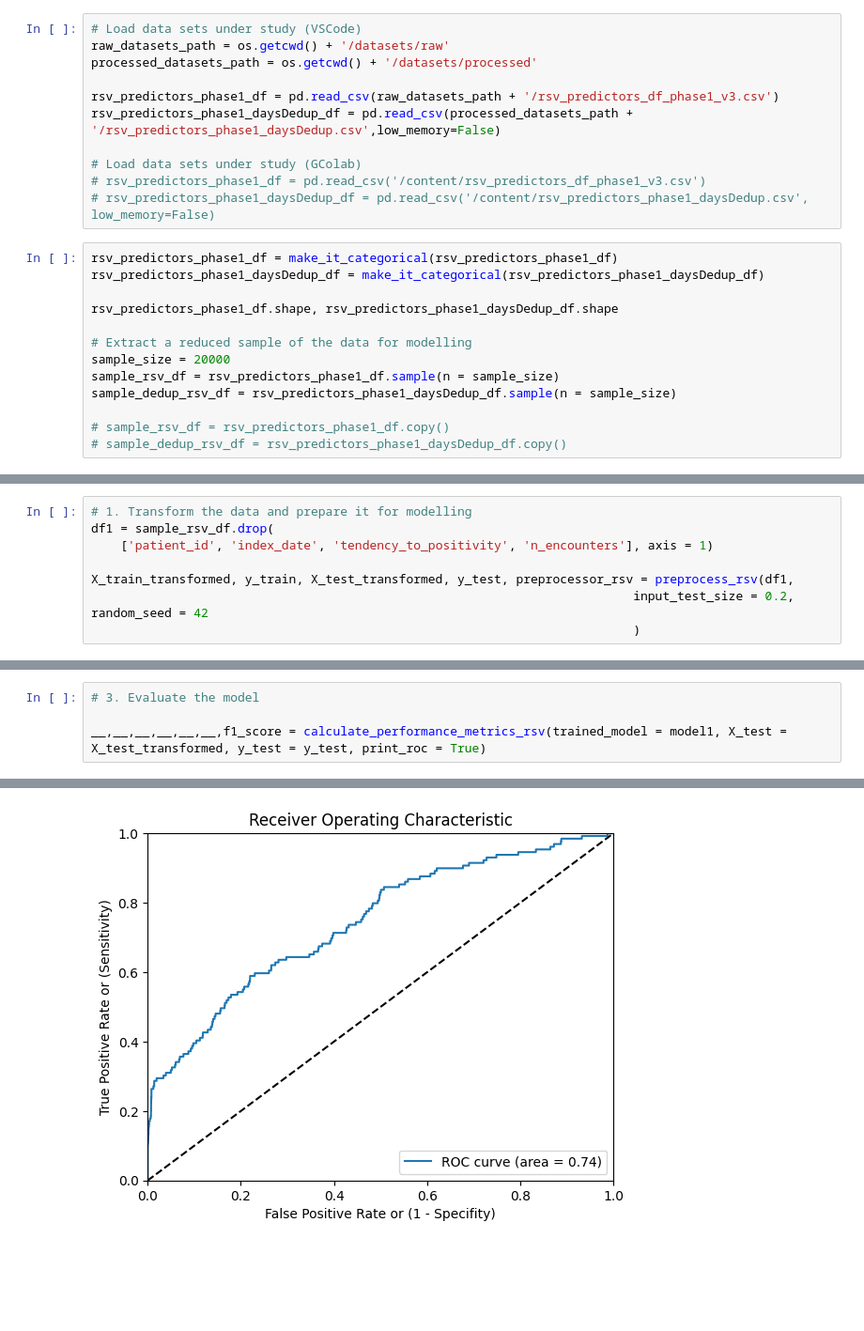
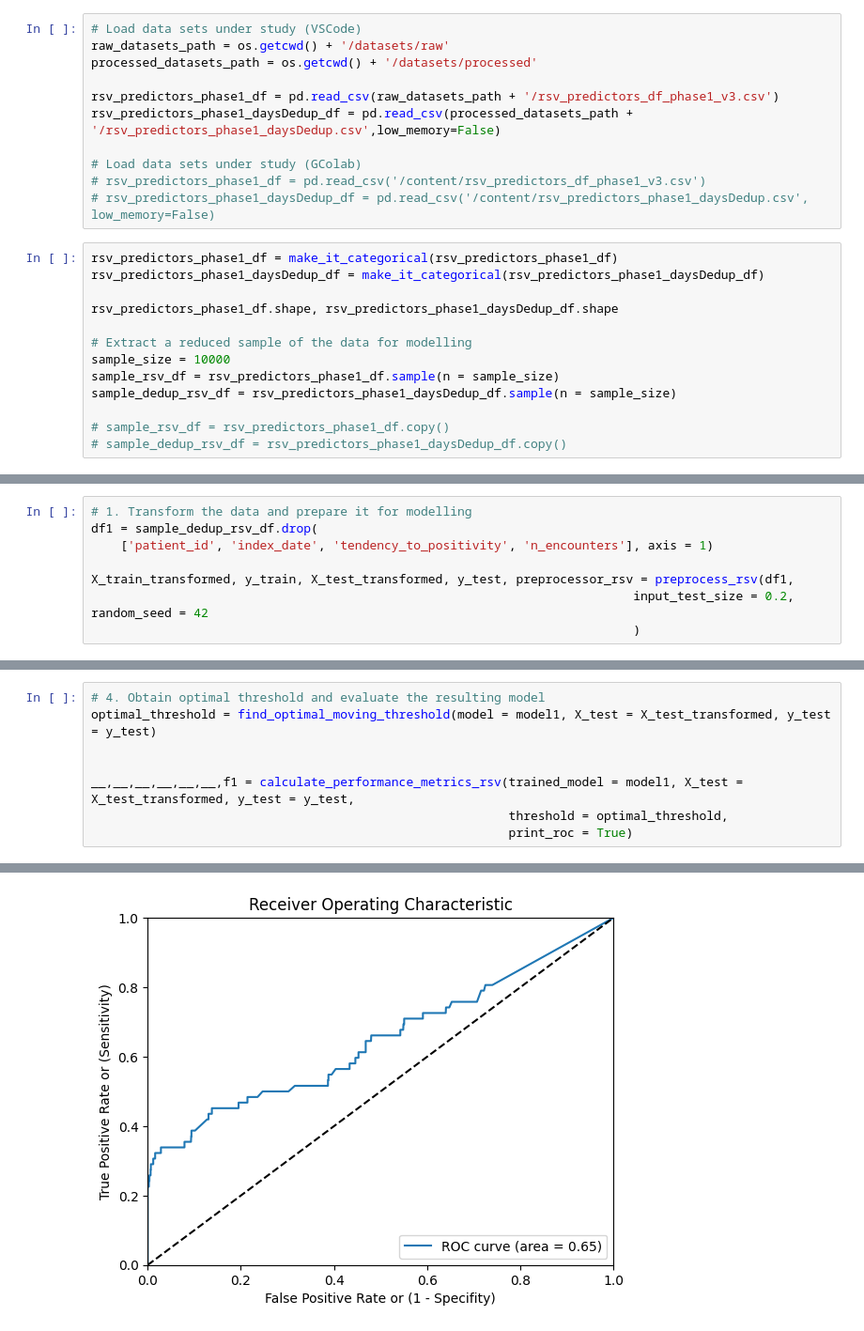
Before and after one commit to angelgldh/rsv_modelling_transfer_learning, a Jupyter notebook: notebooks/ml_modelling.ipynb, the cells around one changed output, grey strips where cells are left out. Shown at 94% size. Cells and saved outputs as stored; diff of their text form; blank space fills up the shorter version.

```diff
--- a/notebooks/ml_modelling.ipynb
+++ b/notebooks/ml_modelling.ipynb
@@ -44,7 +44,7 @@ rsv_predictors_phase1_daysDedup_df = make_it_categorical(rsv_predictors_phase1_d
 rsv_predictors_phase1_df.shape, rsv_predictors_phase1_daysDedup_df.shape
 
 # Extract a reduced sample of the data for modelling
-sample_size = 20000
+sample_size = 10000
 sample_rsv_df = rsv_predictors_phase1_df.sample(n = sample_size)
 sample_dedup_rsv_df = rsv_predictors_phase1_daysDedup_df.sample(n = sample_size)
 
@@ -64,6 +69,6 @@ sample_rsv_df['RSV_test_result'].value_counts(), sample_dedup_rsv_df['RSV_test_r
 # %%
 # 1. Transform the data and prepare it for modelling
-df1 = sample_rsv_df.drop(
+df1 = sample_dedup_rsv_df.drop(
     ['patient_id', 'index_date', 'tendency_to_positivity', 'n_encounters'], axis = 1)
 
 X_train_transformed, y_train, X_test_transformed, y_test, preprocessor_rsv = preprocess_rsv(df1,
@@ -90,5 +111,9 @@ Best training f1-score:  0.6114666616578158
 # %%
-# 3. Evaluate the model
+# 4. Obtain optimal threshold and evaluate the resulting model
+optimal_threshold = find_optimal_moving_threshold(model = model1, X_test = X_test_transformed, y_test = y_test)
 
-__,__,__,__,__,__,f1_score = calculate_performance_metrics_rsv(trained_model = model1, X_test = X_test_transformed, y_test = y_test, print_roc = True)
+
+__,__,__,__,__,__,f1 = calculate_performance_metrics_rsv(trained_model = model1, X_test = X_test_transformed, y_test = y_test,
+                                                         threshold = optimal_threshold,
+                                                         print_roc = True)
 # %% [output]
@@ -102,4 +131,4 @@ F-1: 0.2236842105263158
-[figure, old version]
+[figure, new version]
 # %%
 # Observe the feature importances plot to detect potential inconsistencies
 plot_feature_importance_rf_rsv(preprocessor_rsv, trained_model = model1)
```
Also changed, not shown: parts of 7 cells of this notebook, 1 other file.
